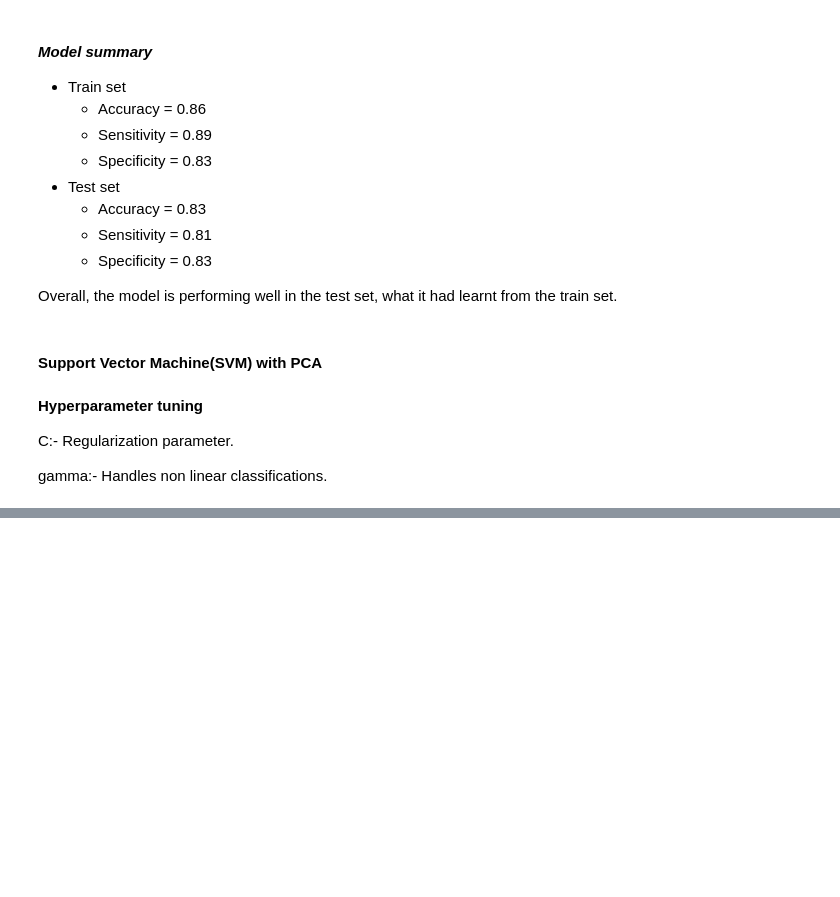
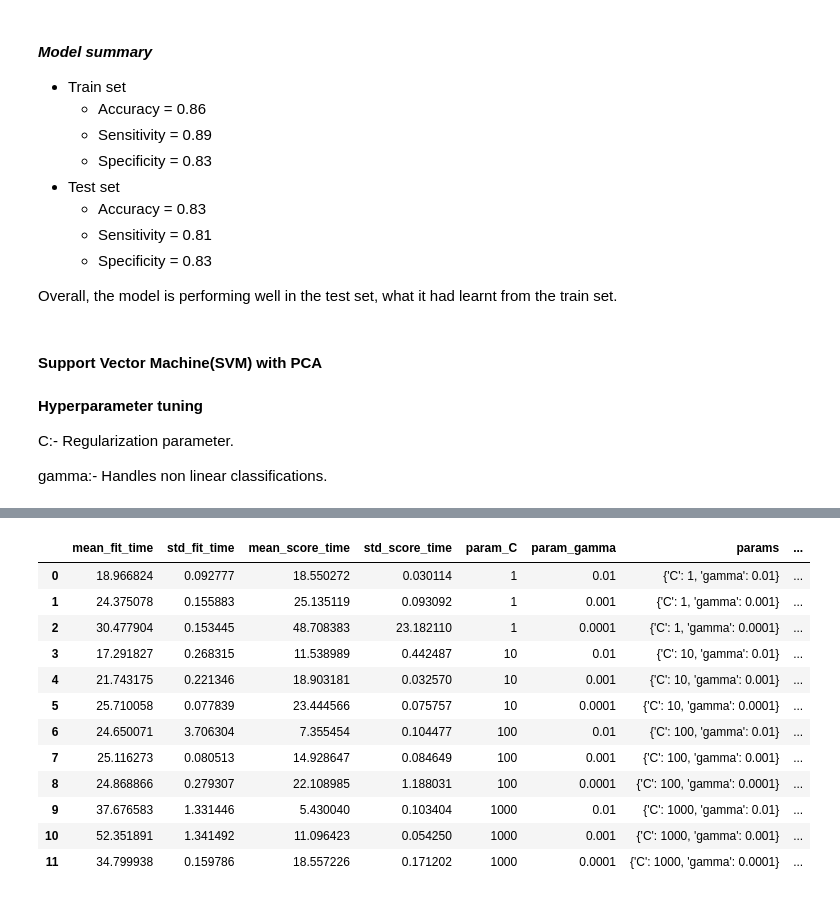
Before and after one commit to sumeet1396/Telecom-churn-case-study, a Jupyter notebook: telecom-churn.ipynb, the cells around one changed output, grey strips where cells are left out. Cells and saved outputs as stored; diff of their text form; code cells hidden in the pictures; blank space fills up the shorter version.

```diff
--- a/telecom-churn.ipynb
+++ b/telecom-churn.ipynb
@@ -1065,0 +1061,18 @@ GridSearchCV(cv=3, estimator=SVC(),
+# %%
+# cv results
+cvResults = pd.DataFrame(modelCV.cv_results_)
+cvResults
+# %% [output]
+|  | mean_fit_time | std_fit_time | mean_score_time | std_score_time | param_C | param_gamma | params | ... |
+| 0 | 18.966824 | 0.092777 | 18.550272 | 0.030114 | 1 | 0.01 | {'C': 1, 'gamma': 0.01} | ... |
+| 1 | 24.375078 | 0.155883 | 25.135119 | 0.093092 | 1 | 0.001 | {'C': 1, 'gamma': 0.001} | ... |
+| 2 | 30.477904 | 0.153445 | 48.708383 | 23.182110 | 1 | 0.0001 | {'C': 1, 'gamma': 0.0001} | ... |
+| 3 | 17.291827 | 0.268315 | 11.538989 | 0.442487 | 10 | 0.01 | {'C': 10, 'gamma': 0.01} | ... |
+| 4 | 21.743175 | 0.221346 | 18.903181 | 0.032570 | 10 | 0.001 | {'C': 10, 'gamma': 0.001} | ... |
+| 5 | 25.710058 | 0.077839 | 23.444566 | 0.075757 | 10 | 0.0001 | {'C': 10, 'gamma': 0.0001} | ... |
+| 6 | 24.650071 | 3.706304 | 7.355454 | 0.104477 | 100 | 0.01 | {'C': 100, 'gamma': 0.01} | ... |
+| 7 | 25.116273 | 0.080513 | 14.928647 | 0.084649 | 100 | 0.001 | {'C': 100, 'gamma': 0.001} | ... |
+| 8 | 24.868866 | 0.279307 | 22.108985 | 1.188031 | 100 | 0.0001 | {'C': 100, 'gamma': 0.0001} | ... |
+| 9 | 37.676583 | 1.331446 | 5.430040 | 0.103404 | 1000 | 0.01 | {'C': 1000, 'gamma': 0.01} | ... |
+| 10 | 52.351891 | 1.341492 | 11.096423 | 0.054250 | 1000 | 0.001 | {'C': 1000, 'gamma': 0.001} | ... |
+| 11 | 34.799938 | 0.159786 | 18.557226 | 0.171202 | 1000 | 0.0001 | {'C': 1000, 'gamma': 0.0001} | ... |
```
Also changed, not shown: parts of 138 cells of this notebook.
